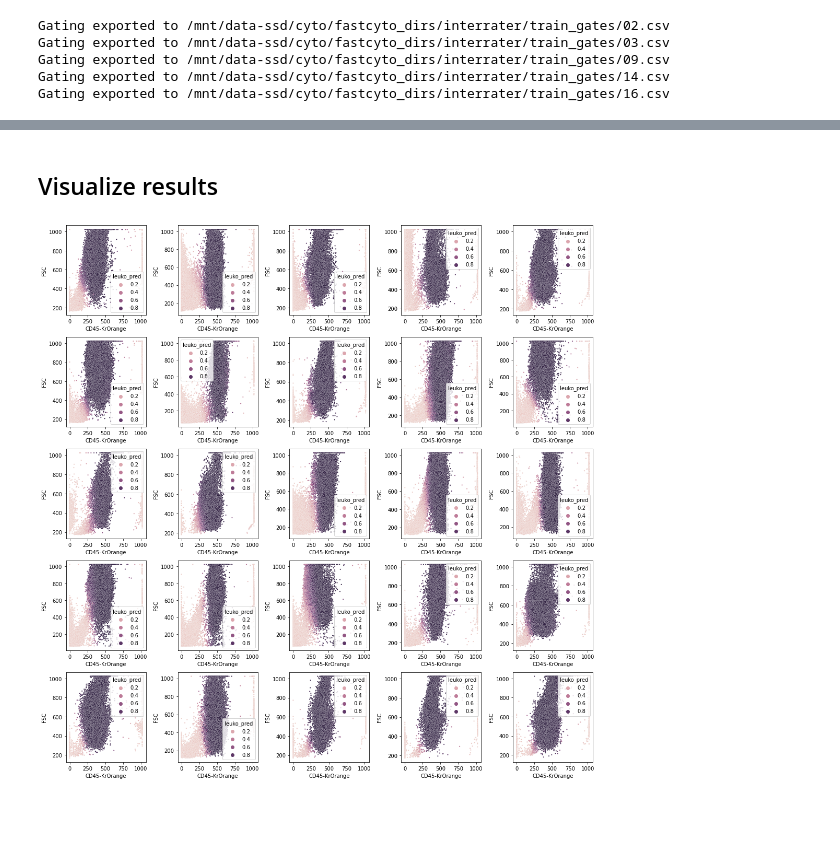
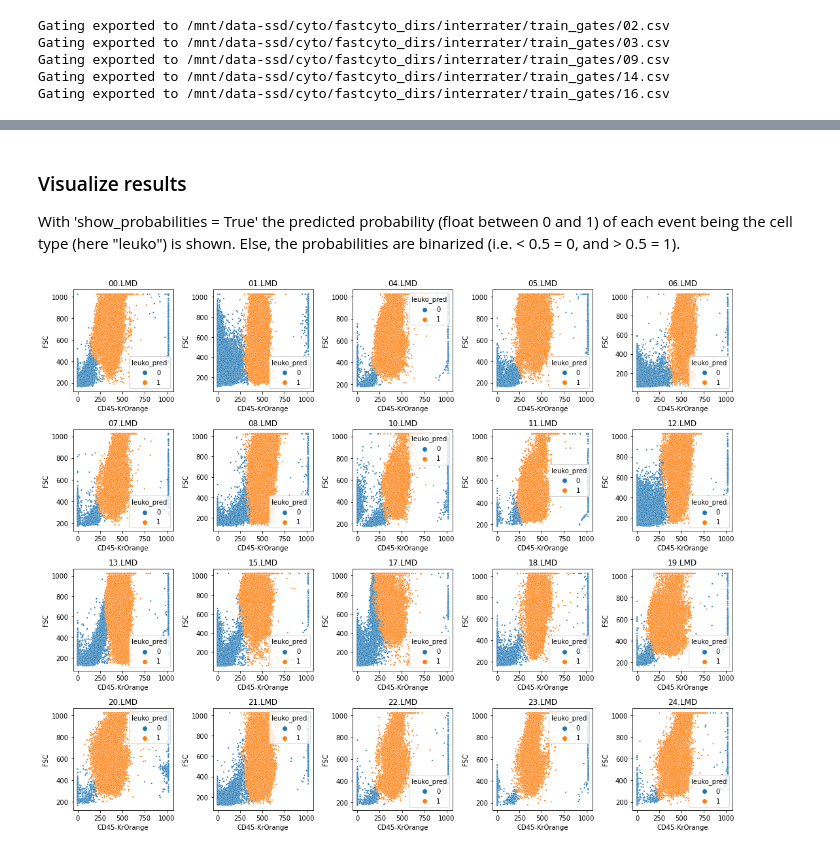
Before and after one commit to wwu-mmll/gatenet, a Jupyter notebook: examples/tutorial.ipynb, the cells around one changed output, grey strips where cells are left out. Drawn from its saved outputs; the diff is of its cells as text; code cells hidden in the pictures; blank space fills up the shorter version.

```diff
--- a/examples/tutorial.ipynb
+++ b/examples/tutorial.ipynb
@@ -26,0 +31,3 @@ fpaths = pd.Series(sorted(glob.glob(f'{path}/*')))[:25]
+# %%
+path = '/mnt/data-ssd/cyto/fastcyto_dirs/interrater/lmd_anonym'  # customize to use case
+fpaths = pd.Series(sorted(glob.glob(f'{path}/*')))
@@ -96,30 +128,25 @@ Gating exported to /mnt/data-ssd/cyto/fastcyto_dirs/interrater/train_gates/16.cs
 # %%
 from src.train import HPARAMS, train
+from src.data.utils import get_norm_stats
 from src.utils import set_seed
 
 # Fix seed for deterministic results
 set_seed(seed=0)
 
-# DataFrame with fcs- and respective labels-filepaths (exported manual gating)
 df = pd.DataFrame({'fcs': fpaths, 'labels': train_gates_path + '/' + gate_fnames})
 df_train = df.loc[train_idxs]
-
 display(df_train)
 
-# GatingDataset keyword arguments (see data/set.py for all possible kwargs)
 # 'vocab' defines which cells (i.e. columns in the exported gating .CSVs) should be gated
 # if 'vocab' contains 'rest', a rest class will be inferred
-ds_kwargs = {'vocab': ['leuko', 'rest']}
-# GateNetLoader keyword arguments (see data/loader.py for all possible kwargs)
+ds_kwargs = {'vocab': [gate_name, 'rest']}
 # 'fcs_norm_stats' is a dict containing the mean and standard deviation of the fcs-markers ('fcs', 'ssc', 'cd4'...)
-# 'all' sets the same mean and standard deviation for all markers
-dl_kwargs = {'fcs_norm_stats': {'all': (500., 100.)}}
+dl_kwargs = {'fcs_norm_stats': get_norm_stats(df_train.fcs)}
 
 # Training hyperparameters ('HPARAMS' contains default parameters from the paper)
 hparams = HPARAMS
 # Reducing 'iters' (default 5000) for quicker test runs (but slightly lower performance)
 hparams.update({'iters': 1000, 'n_context_events': 100})
-print(hparams)
 # %% [output]
 |  | fcs | labels |
 | 2 | /mnt/data-ssd/cyto/fastcyto_dirs/... | /mnt/data-ssd/cyto/fastcyto_dirs/... |
@@ -147,14 +183,18 @@ torch.save(learner.model.state_dict(), model_path := 'gatenet.pt')
 # %%
 from src.predict import predict
 
-result = predict('gatenet.pt', df[['fcs']], hparams, ds_kwargs, dl_kwargs, progress_bar=True)
-print(f'{len(df)} samples gated successfully ({len(result)} events in total)')
+df_predict = df.loc[~df.index.isin(train_idxs), ['fcs']]
+#display(df_predict)
 
-auto_gates_path = '/mnt/data-ssd/cyto/fastcyto_dirs/interrater/auto_gates'
+result = predict(model_path, df_predict, hparams, ds_kwargs, dl_kwargs, progress_bar=True)
+print(f'{len(df_predict)} samples gated successfully ({len(result)} events in total)')
 
-for i, (_, fresult) in enumerate(result.groupby('id')):
+auto_gates_path = '/mnt/data-ssd/cyto/fastcyto_dirs/interrater/auto_gates'  # customize to use case
+
+for fpath, fresult in result.groupby('id'):
     gate = fresult[gate_name].to_frame(gate_name)
-    gate.to_csv(f'{auto_gates_path}/{gate_fnames[i]}', index=False)
-    print(f'Automatic gating exported to {auto_gates_path}/{gate_fnames[i]}')
+    gate_fpath = f'{auto_gates_path}/{Path(fpath).stem}.csv'
+    gate.to_csv(gate_fpath, index=False)
+    print(f'Automatic gating exported to {gate_fpath}')
 # %% [output]
 [interactive output not drawn]
@@ -175,18 +215,22 @@ Automatic gating exported to /mnt/data-ssd/cyto/fastcyto_dirs/interrater/auto_ga
 Automatic gating exported to /mnt/data-ssd/cyto/fastcyto_dirs/interrater/auto_gates/22.csv
 Automatic gating exported to /mnt/data-ssd/cyto/fastcyto_dirs/interrater/auto_gates/23.csv
 Automatic gating exported to /mnt/data-ssd/cyto/fastcyto_dirs/interrater/auto_gates/24.csv
-# %% [markdown]
-## Visualize results
+# %% [markdown]
+### Visualize results
+With 'show_probabilities = True' the predicted probability (float between 0 and 1) of each event being the cell type (here "leuko") is shown. Else, the probabilities are binarized (i.e. < 0.5 = 0, and > 0.5 = 1).
 # %%
 import seaborn as sn
 
-show_probabilities = True
+show_probabilities = False
 
-axs = get_grid(len(df))
-for i, (_, fresult) in enumerate(result.groupby('id')):
+axs = get_grid(len(df_predict))
+for i, (fpath, fresult) in enumerate(result.groupby('id')):
+    if not show_probabilities:
+        fresult[f'{gate_name}_pred'] = (fresult[f'{gate_name}_pred'] > .5).astype(int)
     sn.scatterplot(data=fresult, x=panel[0], y=panel[1], hue=f'{gate_name}_pred', s=5, ax=axs[i])
+    axs[i].set_title(Path(fpath).name)
 
 plt.tight_layout()
 plt.show()
 # %% [output]
-[figure, old version]
+[figure, new version]
```
Also changed, not shown: parts of 36 cells of this notebook, 32 other files.
